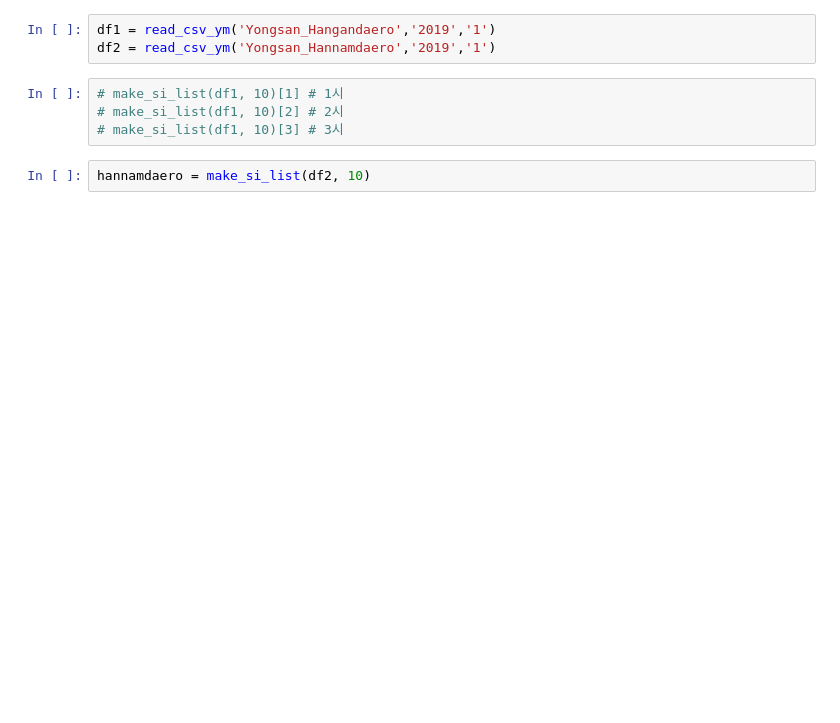
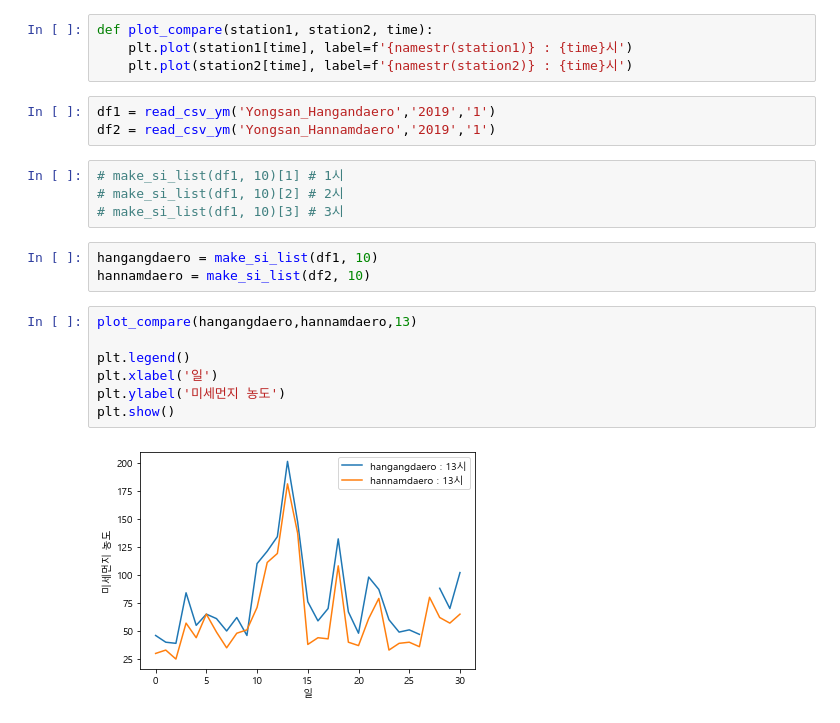
Before and after one commit to chance0523/mise_namu_project, a Jupyter notebook: airkorea/07(2)_07번을 간단하게, 빠르게.ipynb, the cells around one changed output. Cells and saved outputs as stored; diff of their text form; blank space fills up the shorter version.

Commit message:
simple code for comparing two station

```diff
--- a/airkorea/07(2)_07번을 간단하게, 빠르게.ipynb
+++ b/airkorea/07(2)_07번을 간단하게, 빠르게.ipynb
@@ -36,3 +41,7 @@ def make_si_list(df, pm):
+# %%
+def plot_compare(station1, station2, time):
+    plt.plot(station1[time], label=f'{namestr(station1)} : {time}시')
+    plt.plot(station2[time], label=f'{namestr(station2)} : {time}시')
 # %%
 df1 = read_csv_ym('Yongsan_Hangandaero','2019','1')
 df2 = read_csv_ym('Yongsan_Hannamdaero','2019','1')
@@ -41,5 +50,15 @@ df2 = read_csv_ym('Yongsan_Hannamdaero','2019','1')
 # make_si_list(df1, 10)[2] # 2시
 # make_si_list(df1, 10)[3] # 3시
 # %%
+hangangdaero = make_si_list(df1, 10)
 hannamdaero = make_si_list(df2, 10)
+# %%
+plot_compare(hangangdaero,hannamdaero,13)
+
+plt.legend()
+plt.xlabel('일')
+plt.ylabel('미세먼지 농도')
+plt.show()
+# %% [output]
+[figure, added]
 # %%
```
Also changed, not shown: parts of 3 cells of this notebook.
